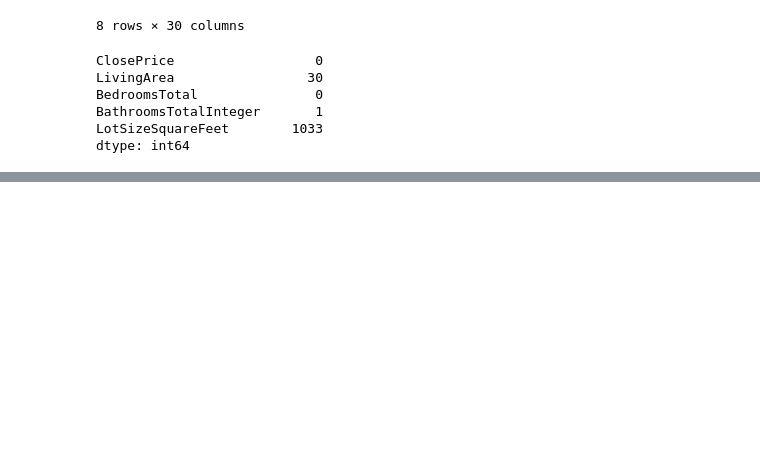
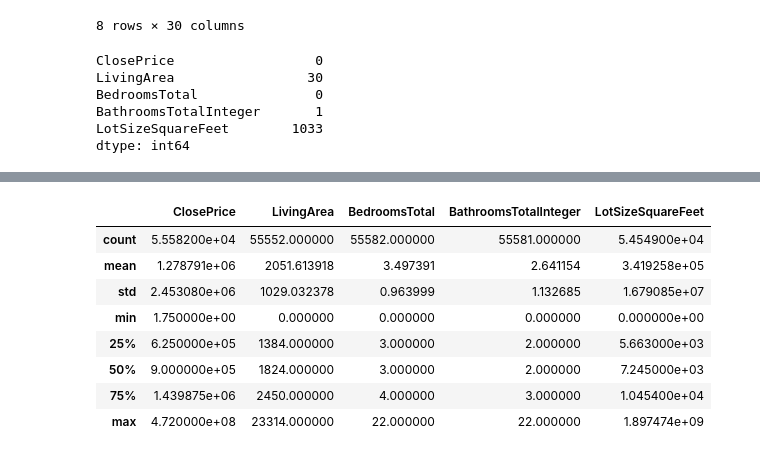
Before and after one commit to yunaxin/IDXExchange_DataScience, a Jupyter notebook: 01_exploration.ipynb, the cells around one changed output, grey strips where cells are left out. Saved outputs shown, nothing was run; the diff lists cells and outputs as text; code cells hidden in the pictures; blank space fills up the shorter version.

```diff
--- a/01_exploration.ipynb
+++ b/01_exploration.ipynb
@@ -91,0 +111,13 @@ dtype: int64
+# %%
+# Summary statistics for required columns
+eda_df.describe()
+# %% [output]
+|  | ClosePrice | LivingArea | BedroomsTotal | BathroomsTotalInteger | LotSizeSquareFeet |
+| count | 5.558200e+04 | 55552.000000 | 55582.000000 | 55581.000000 | 5.454900e+04 |
+| mean | 1.278791e+06 | 2051.613918 | 3.497391 | 2.641154 | 3.419258e+05 |
+| std | 2.453080e+06 | 1029.032378 | 0.963999 | 1.132685 | 1.679085e+07 |
+| min | 1.750000e+00 | 0.000000 | 0.000000 | 0.000000 | 0.000000e+00 |
+| 25% | 6.250000e+05 | 1384.000000 | 3.000000 | 2.000000 | 5.663000e+03 |
+| 50% | 9.000000e+05 | 1824.000000 | 3.000000 | 2.000000 | 7.245000e+03 |
+| 75% | 1.439875e+06 | 2450.000000 | 4.000000 | 3.000000 | 1.045400e+04 |
+| max | 4.720000e+08 | 23314.000000 | 22.000000 | 22.000000 | 1.897474e+09 |
```
Also changed, not shown: parts of 7 cells of this notebook.
